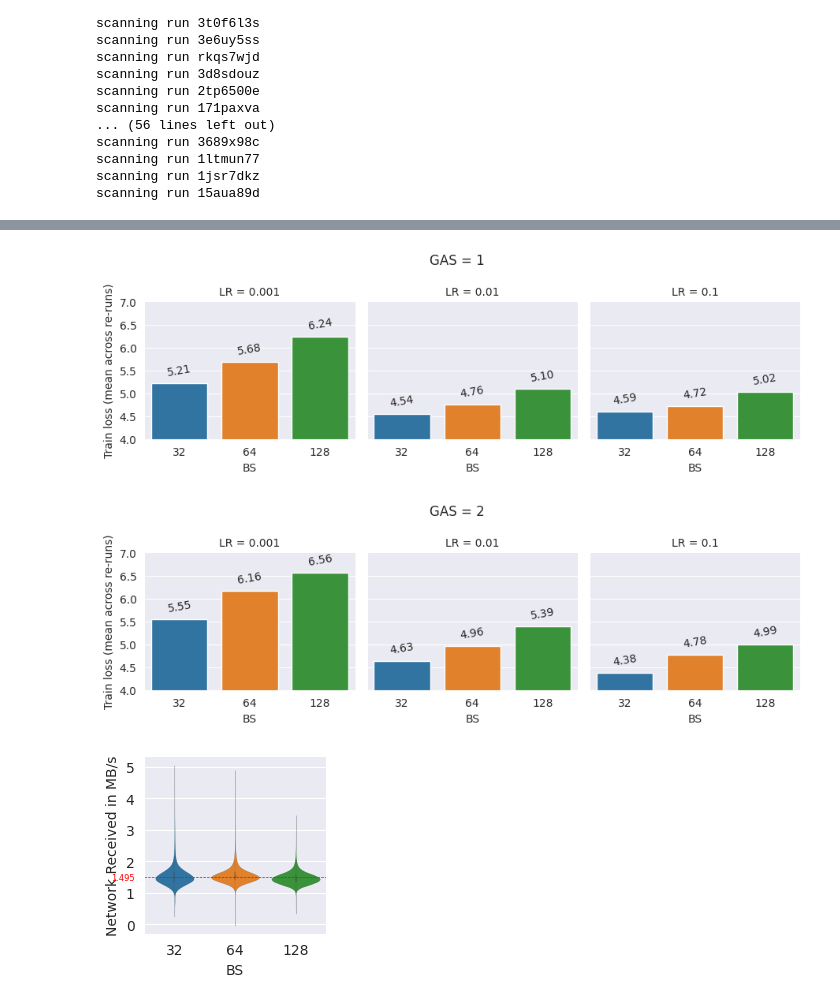
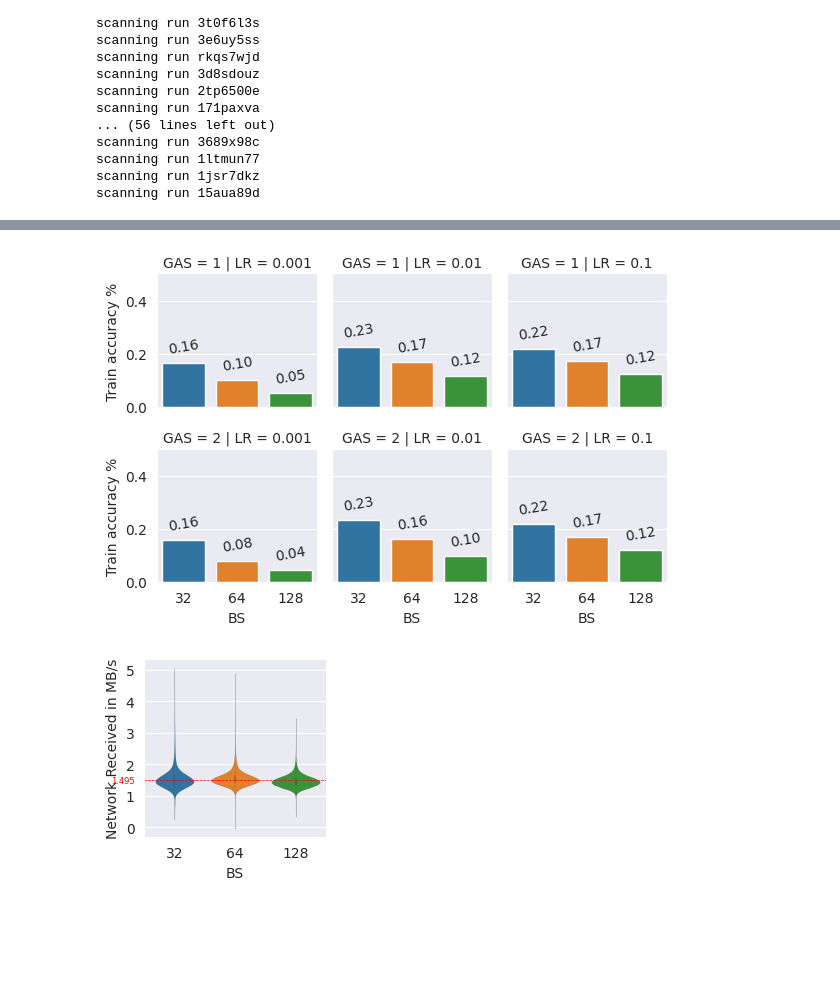
Before and after one commit to IAL32/TUMThesis, a Jupyter notebook: viz/chapter_06/baseline-16vCPUs-GAS-1.ipynb, the cells around one changed output, grey strips where cells are left out. Cells and saved outputs as stored; diff of their text form; code cells hidden in the pictures; blank space fills up the shorter version.

```diff
--- a/viz/chapter_06/baseline-16vCPUs-GAS-1.ipynb
+++ b/viz/chapter_06/baseline-16vCPUs-GAS-1.ipynb
@@ -61,34 +57,30 @@ for gas in [1, 2]:
 # %%
 import os
 import seaborn as sns
 import pandas as pd
 import matplotlib.pyplot as plt
 import matplotlib.ticker as ticker
 
 data = pd.read_csv(os.path.abspath("") + f"/summary-{filename}")
-data = data.groupby(["batch_size_per_step", "gradient_accumulation_steps", "optimizer_params.lr"])["train/loss"].mean().reset_index()
+data = data.groupby(["batch_size_per_step", "gradient_accumulation_steps", "optimizer_params.lr"])["train/accuracy"].mean().reset_index()
 
-for gas in [1, 2]:
-    data_gas = data[data["gradient_accumulation_steps"] == gas]
-    g = sns.FacetGrid(data_gas, col="optimizer_params.lr")
-    g.figure.suptitle(f"GAS = {gas}")
-    g2 = g.map_dataframe(sns.barplot, x="batch_size_per_step", y="train/loss", dodge=False, palette="tab10")
+g = sns.FacetGrid(data, row="gradient_accumulation_steps", col="optimizer_params.lr", height=2)
+g2 = g.map_dataframe(sns.barplot, x="batch_size_per_step", y="train/accuracy",  dodge=False, palette="tab10")
 
-    for axlist in g2.axes:
-        for ax in axlist:
-            for i in ax.containers:
-                ax.bar_label(i, fmt="%.2f", rotation=10, padding=5)
-    plt.ylim(bottom=4, top=7)
+for axlist in g2.axes:
+    for ax in axlist:
+        for i in ax.containers:
+            ax.bar_label(i, fmt="%.2f", rotation=10, padding=5)
+plt.ylim(bottom=0, top=0.5)
 
-    g.set_titles(col_template="LR = {col_name}")
-    g.set_xlabels("BS")
-    g.set_ylabels("Train loss (mean across re-runs)")
+g.set_titles(row_template = "GAS = {row_name}", col_template="LR = {col_name}")
+g.set_xlabels("BS")
+g.set_ylabels("Train accuracy %")
 
-    g.figure.savefig(f"../../figures/06_barplot-losses_gas-{gas}_{filename.replace('.csv', '.pdf')}", bbox_inches="tight")
-    plt.show()
+g.figure.savefig(f"../../figures/06_barplot-losses_{filename.replace('.csv', '.pdf')}", bbox_inches="tight")
+plt.show()
 # %% [output]
-[figure, old version]
+[figure, new version]
-[figure, removed]
 # %%
 import os
 import seaborn as sns
```
Also changed, not shown: parts of 4 cells of this notebook, 49 other files.
